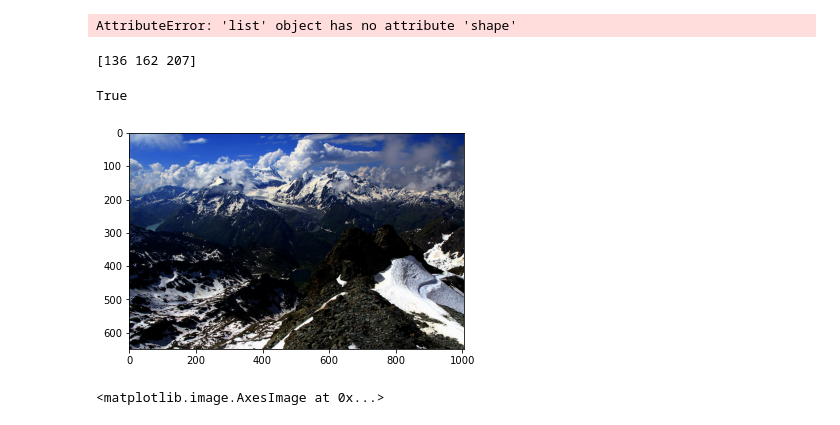
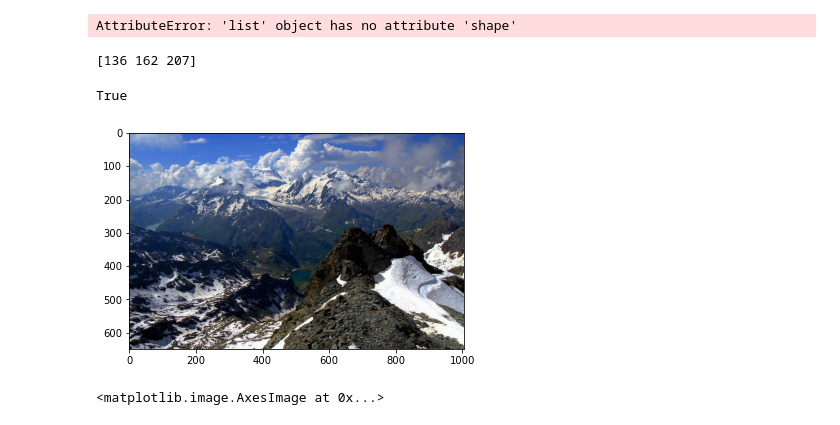
Before and after one commit to currymike123/Thesis_LDR, a Jupyter notebook: Research/blendModes.ipynb, the cells around one changed output. Saved outputs shown, nothing was run; the diff lists cells and outputs as text; code cells hidden in the pictures.

Commit message:
Added alpha blending

```diff
--- a/Research/blendModes.ipynb
+++ b/Research/blendModes.ipynb
@@ -177,18 +198,55 @@ def hdr(img):
 
     # return hdr image
     return img
+# %%
+def blendImg(img, blend):
+    # Get the size of the image
+    h = img.shape[0]
+    w = img.shape[1]
+    d = img.shape[2]
+
+    # Check if image is normalized between 0 - 1.
+    # if (max(img[0][0]) > 1):
+        # Convert to float & normalize
+    img = img.astype("float64") / 255
+    blend = blend.astype("float64") / 255
+
+
+    # Apply the Filter
+    for y in range(0,h):
+        #Search each pixel in the row. x = pixel
+        for x in range(0,w):
+            #Search each RGB value.
+            for z in range(0,d):
+                # Apply Filter to seperate image. If it is above 2/3 brightness apply mulitply.  Below 1/3 brightness apply screen. Interpolate the alpha mask.
+                brightness = (img[y,x,0] * 0.2126) + (img[y,x,1] * 0.7152) + (img[y,x,z] * 0.0722)
+                # brightness = (img[y,x,0] + img[y,x,1] + img[y,x,z]) / 3
+                cutOff = (1 - 1/4)
+                if(brightness < cutOff):
+                    # alpha = np.interp(brightness,[0, 1],[1,0])
+                    blend[y,x,z] = (img[y,x,z] * (1-brightness)) + (blend[y,x,z] * brightness)
+                    # img[y,x,z] = max(img[y,x,z],0.01)
+                    # img[y,x,z] = min(img[y,x,z],0.99)
+
+
+    return blend
 # %%
-
 img1 = hdr(img)
 img1 = img1 * 255
+img1 = np.uint8(np.around(img1))
+blended = blendImg(img, img1)
 # img1 = img1.astype(int)
-img1 = np.uint8(np.around(img1))
+# blendedImg = cv2.addWeighted(img1, 1.0,img,0,0)
+
+blended = blended * 255
+# `blended = np.uint8(np.around(blended))
+blended = np.uint8(blended)
 # print(max((img1[0,0])))
 # print(min(img1[0,0]))
 print(img1[0,0])
-plt.imshow(img1)
-cv2.imwrite('test1.png', img1)
+plt.imshow(blended)
+cv2.imwrite('test1.png', cv2.cvtColor(blended, cv2.COLOR_RGB2BGR))
 # %% [output]
 [136 162 207]
 True
-[figure, old version]
+[figure, new version]
```
Also changed, not shown: parts of 6 cells of this notebook, 1 other file.
